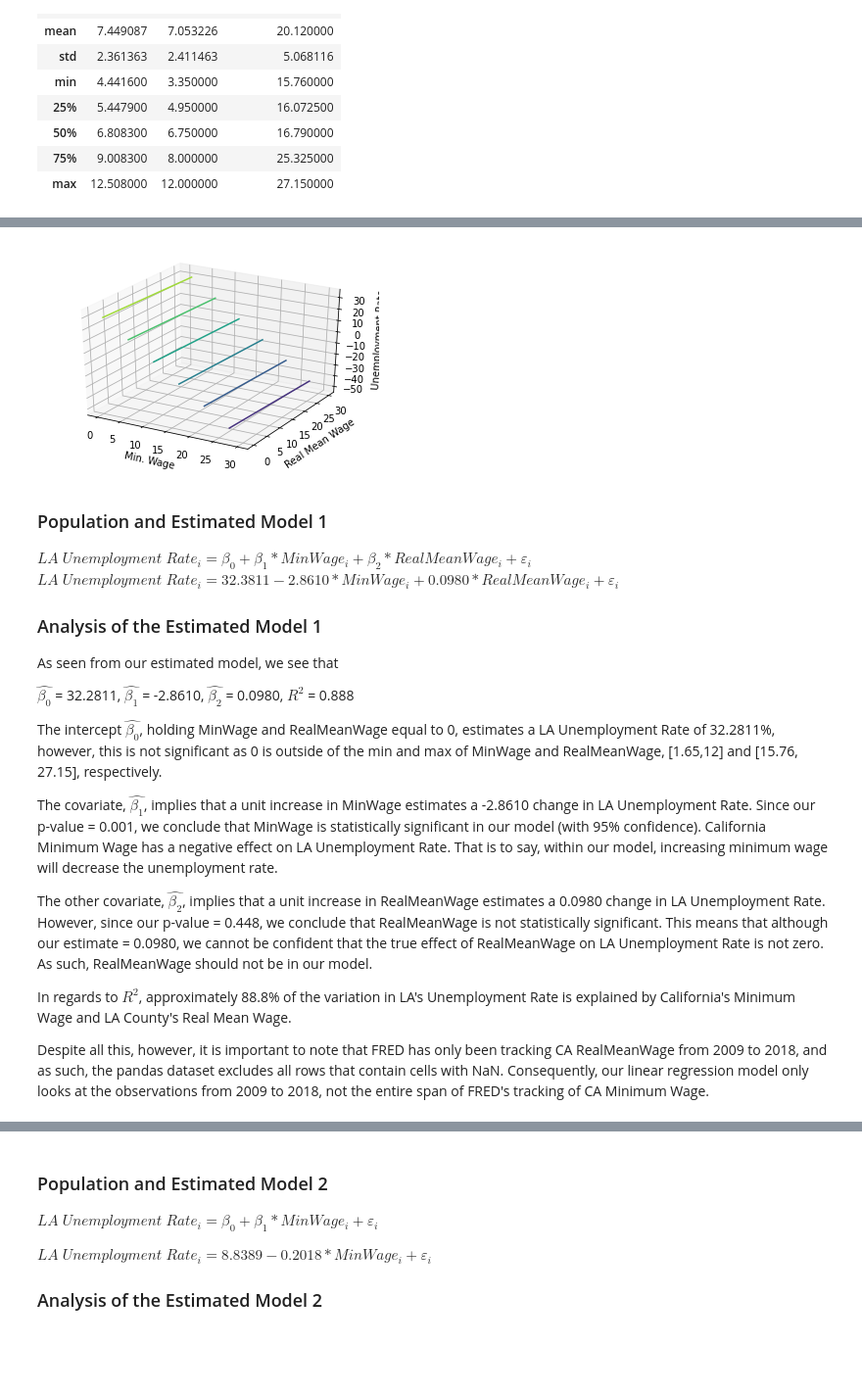
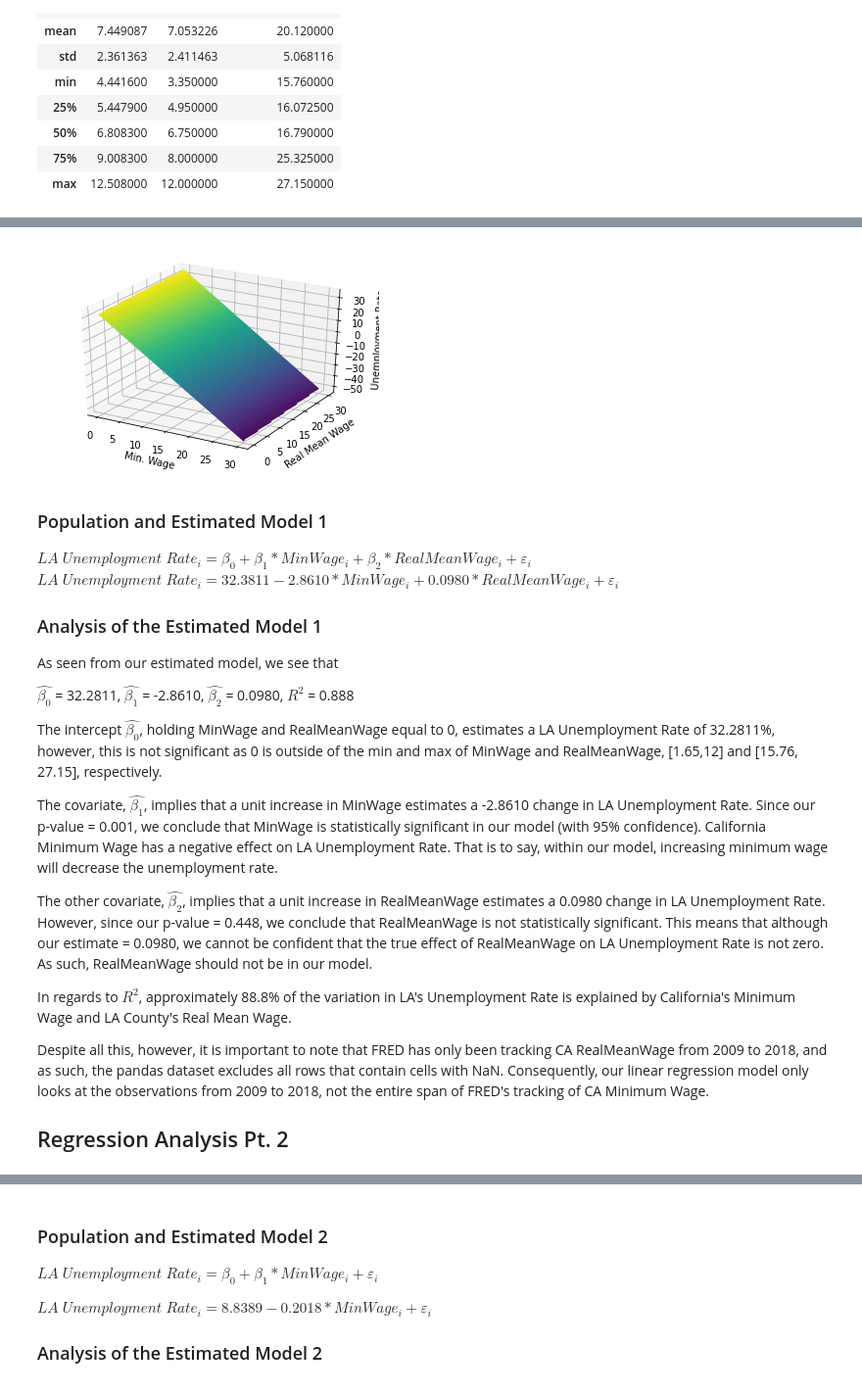
Before and after one commit to juliacw921/Group-Project, a Jupyter notebook: Group Project.ipynb, the cells around one changed output, grey strips where cells are left out. Shown at 98% size. Cells and saved outputs as stored; diff of their text form; code cells hidden in the pictures; blank space fills up the shorter version.

```diff
--- a/Group Project.ipynb
+++ b/Group Project.ipynb
@@ -209,12 +209,3 @@ Covariance Type:            nonrobust
 
 Warnings:
 [1] Standard Errors assume that the covariance matrix of the errors is correctly specified.
-# %%
-fig = plt.figure()
-ax = fig.add_subplot(111, projection='3d')
-
-x = np.arange(xmin, xmax+dx, dx)
-z = np.arange(zmin, zmax+dz, dz)
-X, Z = np.meshgrid(x, z)
-ax.plot_surface(X, Z, w1)
-plt.show()
@@ -235,12 +223,12 @@ z = f(x, y)
 # %%
 fig = plt.figure()
 ax = fig.add_subplot(projection='3d')
-ax.contour3D(x, y, z)
+ax.contour3D(x, y, z, 200)
 ax.set_xlabel('Min. Wage')
 ax.set_ylabel('Real Mean Wage')
 ax.set_zlabel('Unemployment Rate');
 # %% [output]
-[figure, old version]
+[figure, new version]
 # %% [markdown]
 ### Population and Estimated Model 1
 
@@ -262,6 +250,8 @@ The other covariate, $\hat{\beta_2}$, implies that a unit increase in RealMeanWa
 In regards to $R^2$, approximately 88.8% of the variation in LA's Unemployment Rate is explained by California's Minimum Wage and LA County's Real Mean Wage.
 
 Despite all this, however, it is important to note that FRED has only been tracking CA RealMeanWage from 2009 to 2018, and as such, the pandas dataset excludes all rows that contain cells with NaN. Consequently, our linear regression model only looks at the observations from 2009 to 2018, not the entire span of FRED's tracking of CA Minimum Wage.
+
+## Regression Analysis Pt. 2
 # %%
 del res1['grouper']
 del res1['DATE_y']
```
Also changed, not shown: parts of 5 cells of this notebook.
